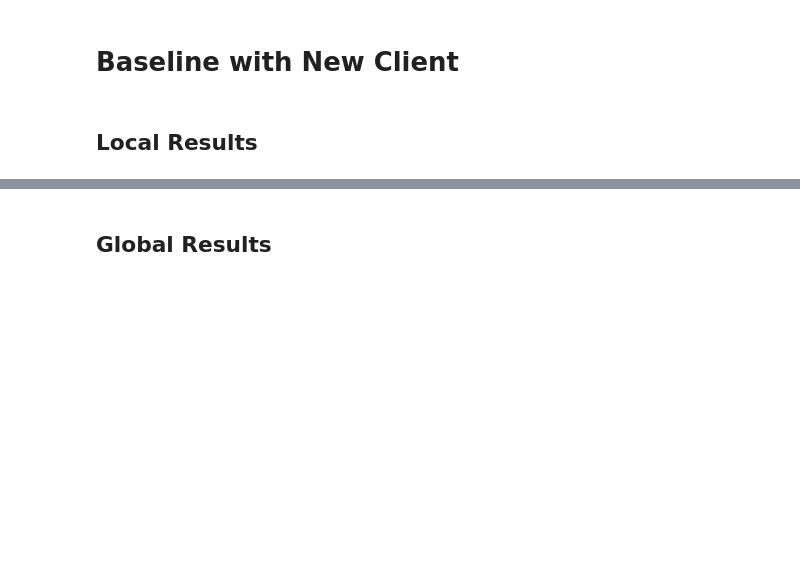
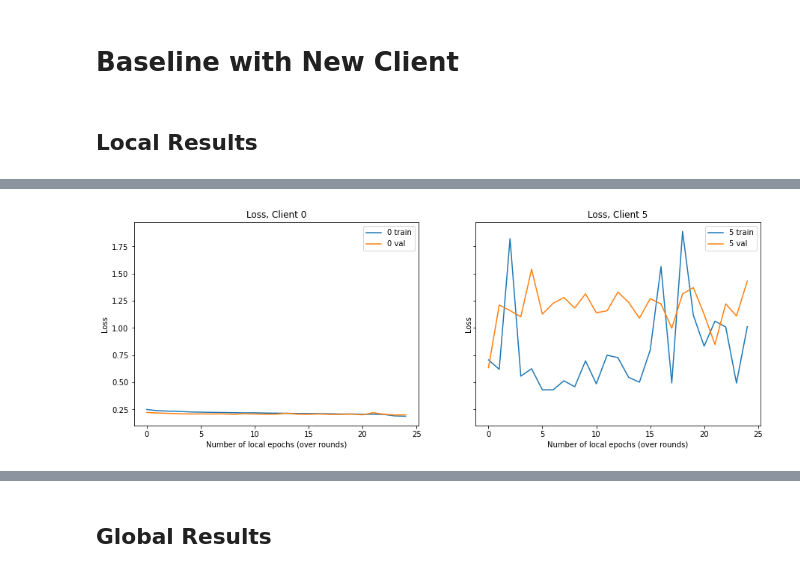
Before and after one commit to linev8k/cxr-fl-privacy, a Jupyter notebook: evaluation_baseline.ipynb, the cells around one changed output, grey strips where cells are left out. Saved outputs shown, nothing was run; the diff lists cells and outputs as text; code cells hidden in the pictures; blank space fills up the shorter version.

```diff
--- a/evaluation_baseline.ipynb
+++ b/evaluation_baseline.ipynb
@@ -169,23 +218,28 @@ plt.show()
 # %%
 fig, ax = plt.subplots(1,2, sharey=True, figsize=(15,5))
 
-for i in range(5):
+for i in [0]:
     client_df = local[local['client']==i].reset_index(drop=True)
-    ax[0].plot(client_df.index, client_df['train loss'], label=client_df['client'][0])
+    ax[0].plot(client_df.index, client_df['train loss'], label=str(client_df['client'][0]) + ' train')
+    ax[0].plot(client_df.index, client_df['val loss'], label=str(client_df['client'][0])+ ' val')
+
 
 ax[0].legend()
 ax[0].set_xlabel('Number of local epochs (over rounds)')
-ax[0].set_ylabel('Training loss')
+ax[0].set_ylabel('Loss')
+ax[0].set_title('Loss, Client 0')
 
+for i in [5]:
+    client_df = local[local['client']==i].reset_index(drop=True)
+    ax[1].plot(client_df.index, client_df['train loss'], label=str(client_df['client'][0]) + ' train')
+    ax[1].plot(client_df.index, client_df['val loss'], label=str(client_df['client'][0])+ ' val')
 
-for i in range(5):
-    client_df = local[local['client']==i].reset_index(drop=True)
-    ax[1].plot(client_df.index, client_df['val loss'], label=client_df['client'][0])
-
+ax[1].legend()
 ax[1].set_xlabel('Number of local epochs (over rounds)')
-ax[1].set_ylabel('Validation loss')
-
-fig.suptitle('Local Training and Validation Loss')
+ax[1].set_ylabel('Loss')
+ax[1].set_title('Loss, Client 5')
 
 
 plt.show()
+# %% [output]
+[figure, added]
```
Also changed, not shown: parts of 8 cells of this notebook.
